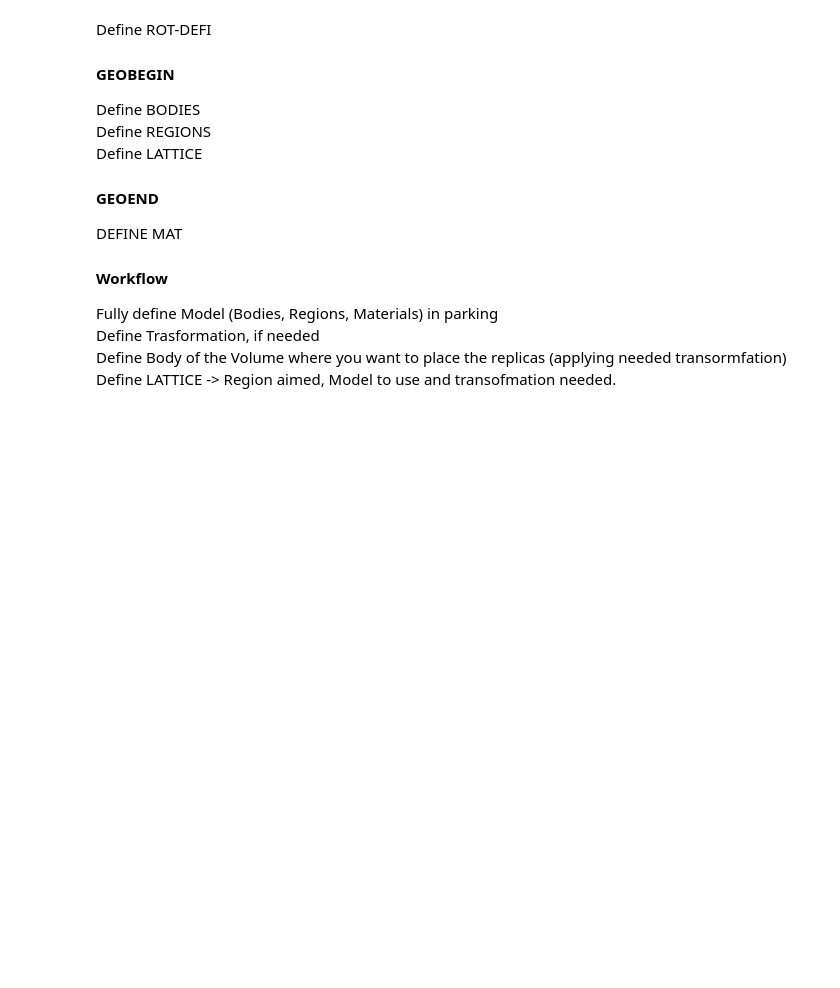
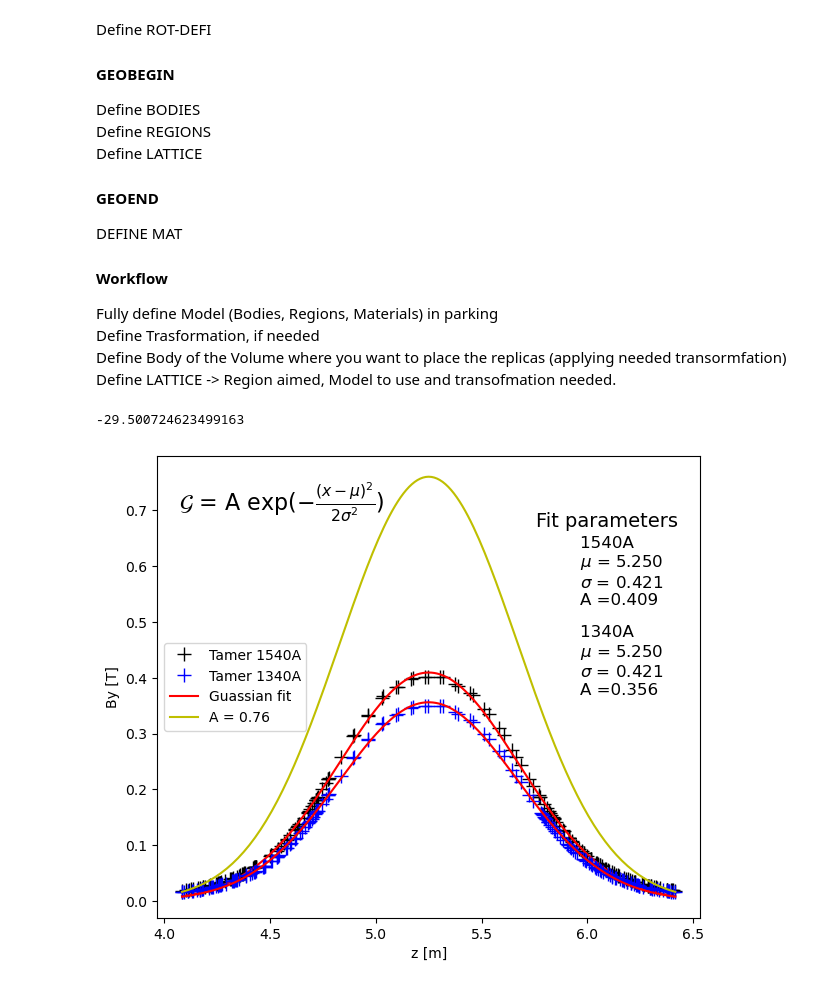
Before and after one commit to JulienHIEGEL/ESSnuSB---Target-Station, a Jupyter notebook: Generation_Target_Station.ipynb, the cells around one changed output. Drawn from its saved outputs; the diff is of its cells as text; code cells hidden in the pictures; blank space fills up the shorter version.

```diff
--- a/Generation_Target_Station.ipynb
+++ b/Generation_Target_Station.ipynb
@@ -116,3 +116,83 @@ Fully define Model (Bodies, Regions, Materials) in parking
 Define Trasformation, if needed
 Define Body of the Volume where you want to place the replicas (applying  needed transormfation)
 Define LATTICE -> Region aimed, Model to use and transofmation needed.
+# %%
+x1 = 800
+y1 = -250
+
+x2 = 1028
+y2 = -379
+
+dx = x2-x1
+dy = y2-y1
+
+
+np.degrees(np.arctan(dy / dx))
+# %% [output]
+-29.500724623499163
+# %%
+data = np.loadtxt("Bz_1540A.txt")
+
+x_data1540 = (data[:, 0] + 4.085)
+y_data1540 = data[:, 1]
+
+
+data = np.loadtxt("Bz_1340A.txt")
+
+x_data1340 = (data[:, 0] + 4.085)
+y_data1340 = data[:, 1]
+# %%
+import numpy as np
+import matplotlib.pyplot as plt
+from scipy.optimize import curve_fit
+
+def gauss(x, mu, sigma, A):
+    return A * np.exp(-(x - mu)**2 / (2 * sigma**2))
+
+
+# Fit 1540
+popt1540, pcov = curve_fit(gauss, x_data1540, y_data1540, p0=[x_data1540.mean(), 0.4, 0.4])
+mu_fit1540, sigma_fit1540, A_fit1540 = popt1540
+x_fit1540 = np.linspace(min(x_data1540), max(x_data1540), len(x_data1540))
+y_fit1540 = gauss(x_fit1540, mu_fit1540, sigma_fit1540, A_fit1540)
+
+# Fit 1340
+popt1340, pcov = curve_fit(gauss, x_data1340, y_data1340, p0=[x_data1340.mean(), 0.4, 0.4])
+mu_fit1340, sigma_fit1340, A_fit1340 = popt1340
+x_fit1340 = np.linspace(min(x_data1340), max(x_data1340), len(x_data1340))
+y_fit1340 = gauss(x_fit1340, mu_fit1340, sigma_fit1340, A_fit1340)
+
+
+y_76T = gauss(x_fit1540, mu_fit1540, sigma_fit1540, 0.76)
+
+plt.figure(figsize=(7,6))
+
+
+plt.plot(x_data1540, y_data1540, "k+", markersize = 10, label="Tamer 1540A")
+plt.plot(x_fit1540, y_fit1540, "r-")
+
+plt.plot(x_data1340, y_data1340, "b+", markersize = 10, label="Tamer 1340A")
+plt.plot(x_fit1340, y_fit1340, "r-", label="Guassian fit")
+
+plt.plot(x_fit1540, y_76T, "y-", label="A = 0.76")
+
+
+xtxt = mu_fit1540 - 2.8*np.abs(sigma_fit1540)
+plt.text(xtxt + 0, 0.7, r"$\mathcal{G}$ = A exp($-\frac{(x-\mu)^2}{2\sigma^2}$)", size = 16)
+plt.text(xtxt + 5.6*np.abs(sigma_fit1540), 0.67, f"Fit parameters", size = 14, horizontalalignment = "right")
+plt.text(xtxt  + 4.5*np.abs(sigma_fit1540), 0.53,
+         f"1540A \n" +r"$\mu$ = " + f"{mu_fit1540:.3f}\n" + r"$\sigma$ = " + f"{sigma_fit1540:.3f}\n" + r"A =" + f"{A_fit1540:.3f}",
+         horizontalalignment = "left", size = 12)
+
+plt.text(xtxt  + 4.5*np.abs(sigma_fit1540), 0.37,
+         f"1340A \n" +r"$\mu$ = " + f"{mu_fit1340:.3f}\n" + r"$\sigma$ = " + f"{sigma_fit1340:.3f}\n" + r"A =" + f"{A_fit1340:.3f}",
+         horizontalalignment = "left", size = 12)
+
+
+plt.legend()
+plt.xlabel("z [m]")
+plt.ylabel("By [T]")
+
+plt.show()
+# %% [output]
+[figure, added]
```
Also changed, not shown: parts of 4 cells of this notebook, 20 other files.
